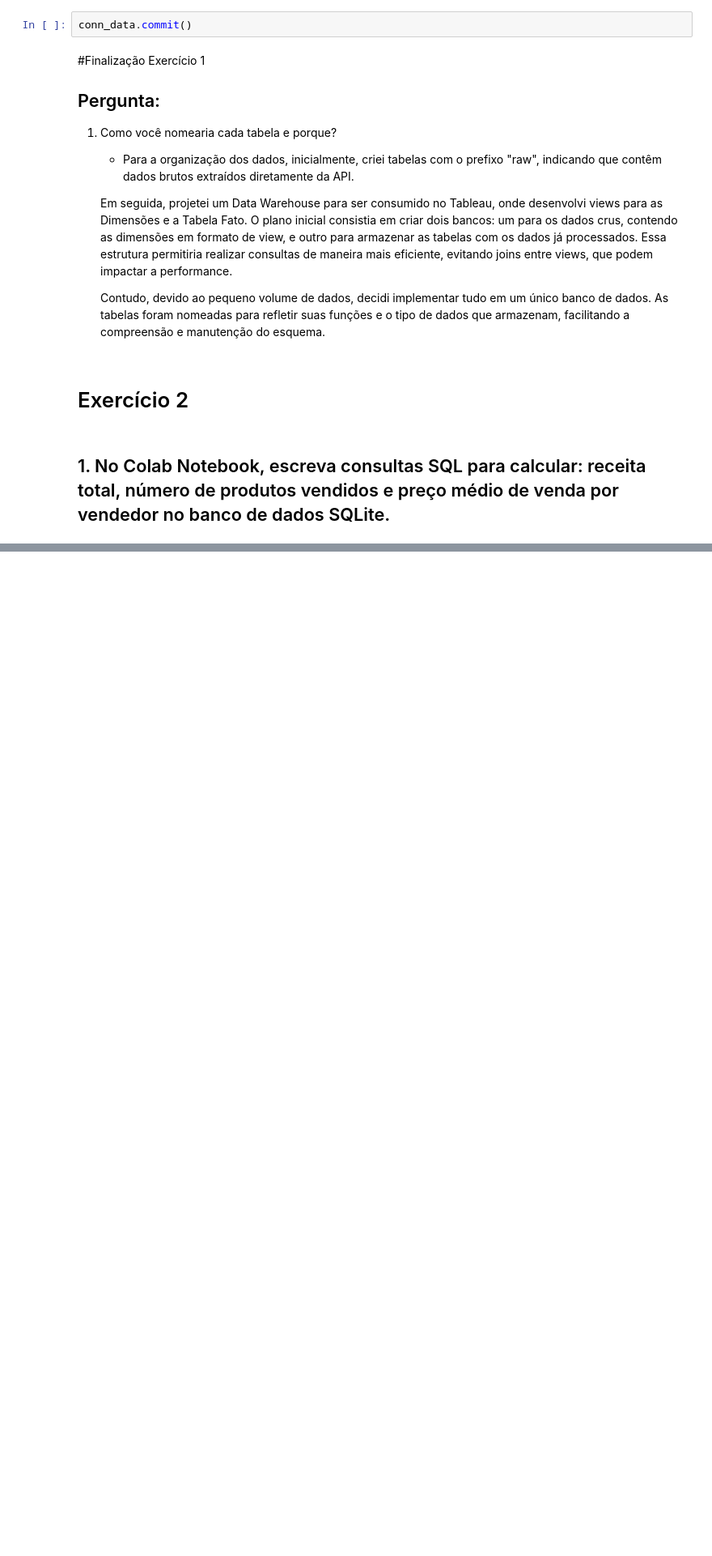
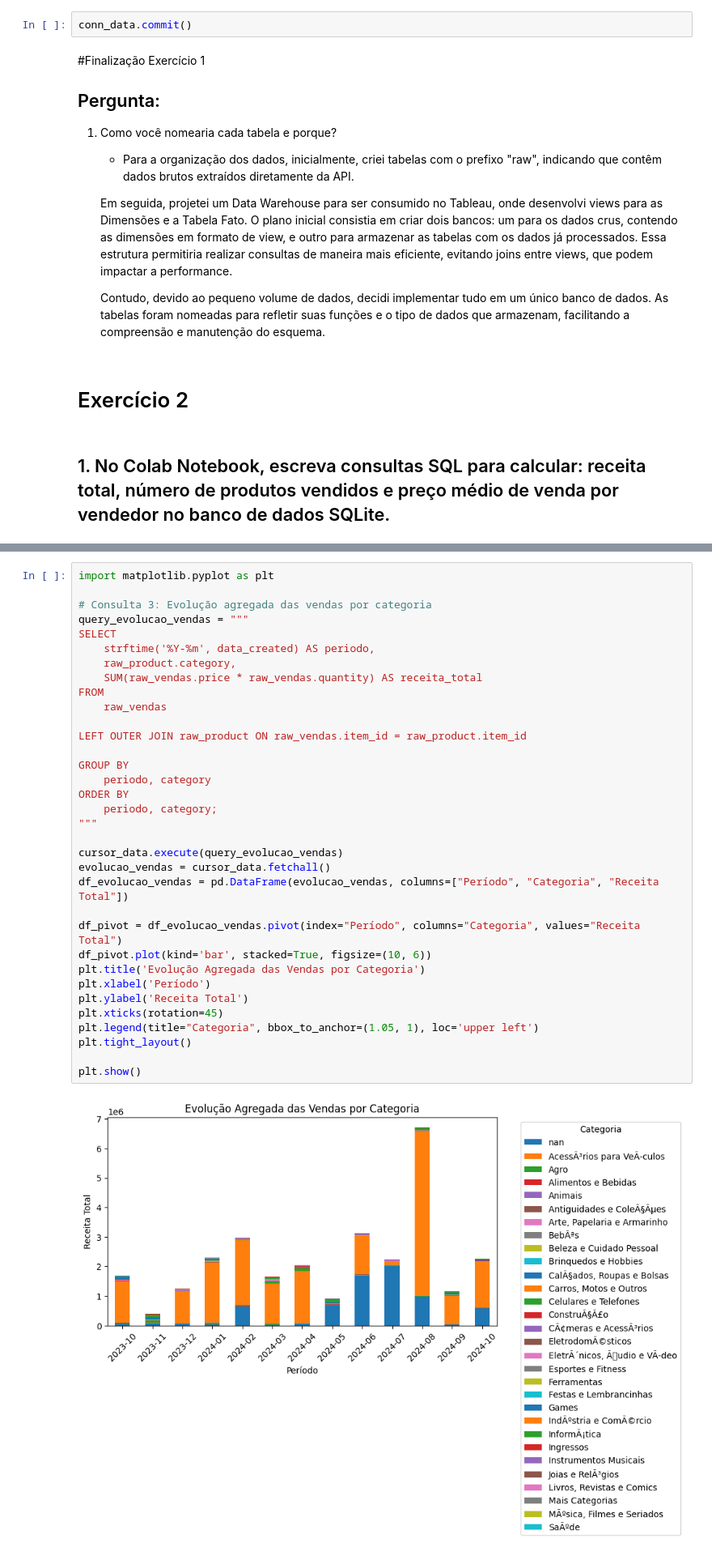
Before and after one commit to victorsa2/sales_MELI, a Jupyter notebook: sales_meli.ipynb, the cells around one changed output, grey strips where cells are left out. Shown: that part at 81% size. Cells and saved outputs as stored; diff of their text form; blank space fills up the shorter version.

```diff
--- a/sales_meli.ipynb
+++ b/sales_meli.ipynb
@@ -642,0 +811,36 @@ conn_data.commit()
+# %%
+import matplotlib.pyplot as plt
+
+# Consulta 3: Evolução agregada das vendas por categoria
+query_evolucao_vendas = """
+SELECT
+    strftime('%Y-%m', data_created) AS periodo,
+    raw_product.category,
+    SUM(raw_vendas.price * raw_vendas.quantity) AS receita_total
+FROM
+    raw_vendas
+
+LEFT OUTER JOIN raw_product ON raw_vendas.item_id = raw_product.item_id
+
+GROUP BY
+    periodo, category
+ORDER BY
+    periodo, category;
+"""
+
+cursor_data.execute(query_evolucao_vendas)
+evolucao_vendas = cursor_data.fetchall()
+df_evolucao_vendas = pd.DataFrame(evolucao_vendas, columns=["Período", "Categoria", "Receita Total"])
+
+df_pivot = df_evolucao_vendas.pivot(index="Período", columns="Categoria", values="Receita Total")
+df_pivot.plot(kind='bar', stacked=True, figsize=(10, 6))
+plt.title('Evolução Agregada das Vendas por Categoria')
+plt.xlabel('Período')
+plt.ylabel('Receita Total')
+plt.xticks(rotation=45)
+plt.legend(title="Categoria", bbox_to_anchor=(1.05, 1), loc='upper left')
+plt.tight_layout()
+
+plt.show()
+# %% [output]
+[figure, added]
```
Also changed, not shown: parts of 19 cells of this notebook.
